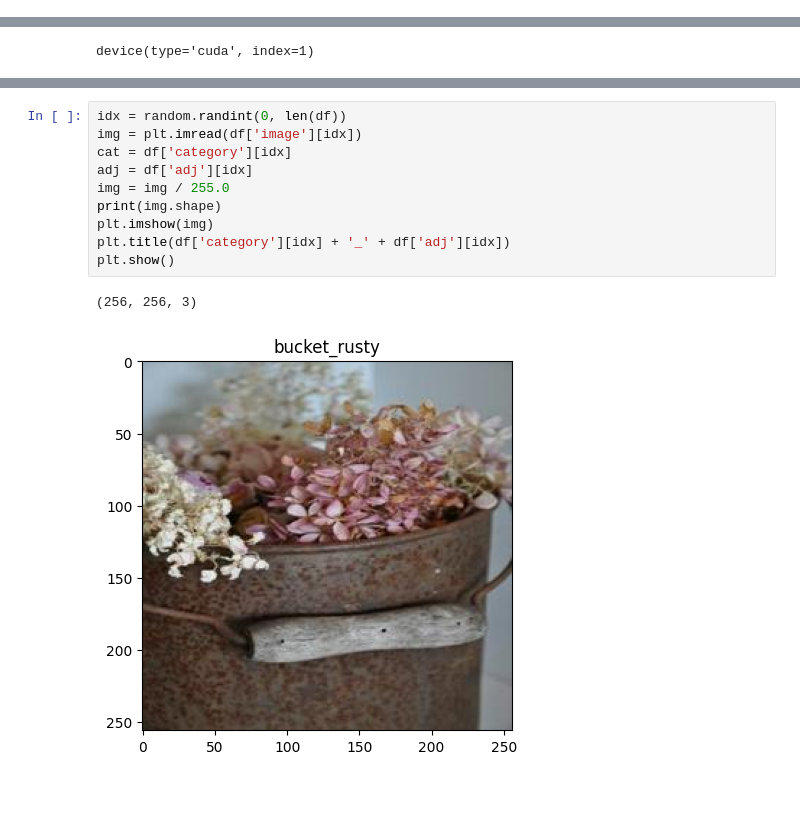
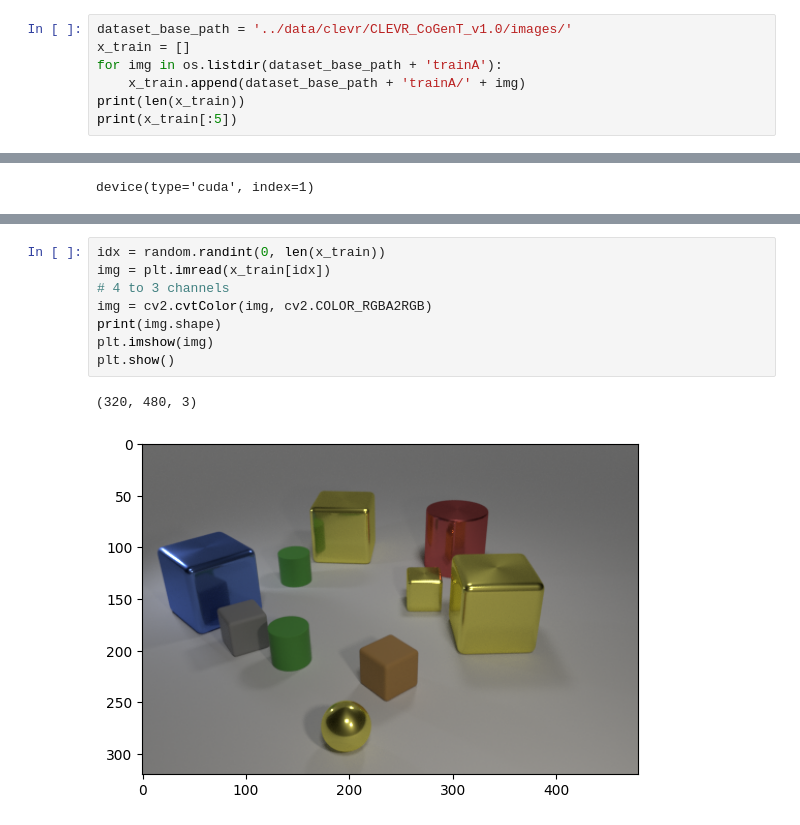
Before and after one commit to smb-h/iirbctf, a Jupyter notebook: notebooks/pytorch.ipynb, the cells around one changed output, grey strips where cells are left out. Cells and saved outputs as stored; diff of their text form; blank space fills up the shorter version.

```diff
--- a/notebooks/pytorch.ipynb
+++ b/notebooks/pytorch.ipynb
@@ -91,0 +19,7 @@ df.head()
+# %%
+dataset_base_path = '../data/clevr/CLEVR_CoGenT_v1.0/images/'
+x_train = []
+for img in os.listdir(dataset_base_path + 'trainA'):
+    x_train.append(dataset_base_path + 'trainA/' + img)
+print(len(x_train))
+print(x_train[:5])
@@ -150,16 +108,14 @@ FasterRCNN(
 # %%
-idx = random.randint(0, len(df))
-img = plt.imread(df['image'][idx])
-cat = df['category'][idx]
-adj = df['adj'][idx]
-img = img / 255.0
+idx = random.randint(0, len(x_train))
+img = plt.imread(x_train[idx])
+# 4 to 3 channels
+img = cv2.cvtColor(img, cv2.COLOR_RGBA2RGB)
 print(img.shape)
 plt.imshow(img)
-plt.title(df['category'][idx] + '_' + df['adj'][idx])
 plt.show()
 # %% [output]
-(256, 256, 3)
+(320, 480, 3)
-[figure, old version]
+[figure, new version]
 # %%
 # For inference
 # x = [torch.rand(3, 300, 400).cuda(), torch.rand(3, 500, 400).cuda()]
```
Also changed, not shown: parts of 28 cells of this notebook, 2 other files.
